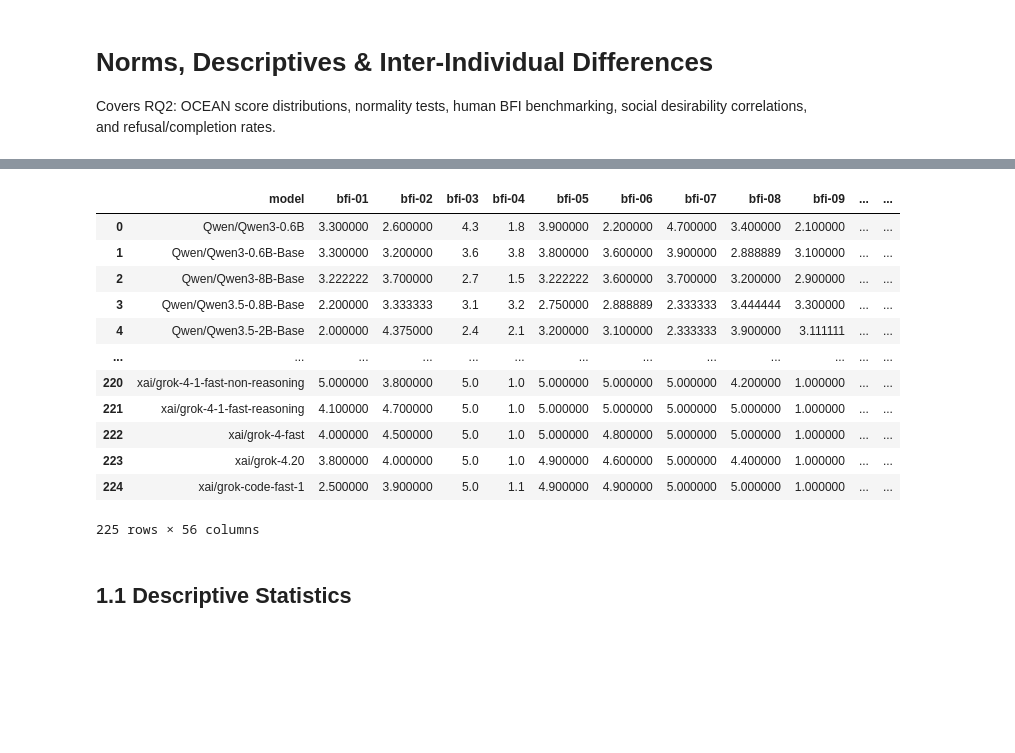
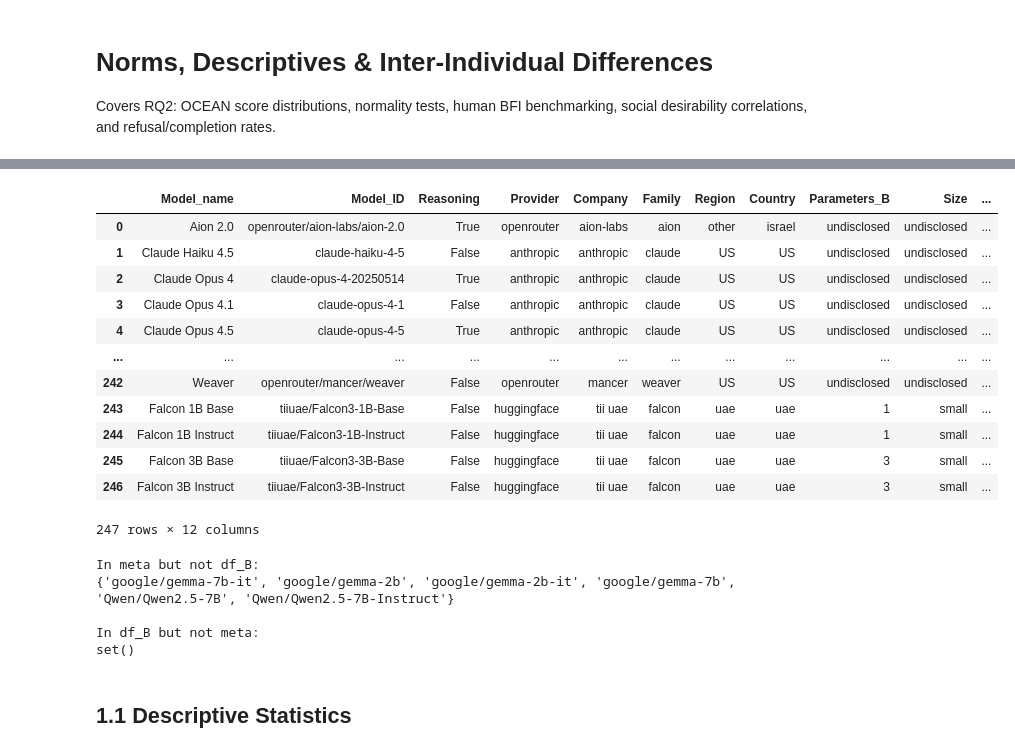
Before and after one commit to ellisalicante/BigFive-LLM-Evaluation, a Jupyter notebook: exp/03_large_scale_administration/eval_norms.ipynb, the cells around one changed output, grey strips where cells are left out. Saved outputs shown, nothing was run; the diff lists cells and outputs as text; code cells hidden in the pictures; blank space fills up the shorter version.

Commit message:
finding models that are in metadata but not in experiments

```diff
--- a/exp/03_large_scale_administration/eval_norms.ipynb
+++ b/exp/03_large_scale_administration/eval_norms.ipynb
@@ -59,19 +42,35 @@ df_lmm_key
-# %%
-df_cfa
-# %% [output]
-|  | model | bfi-01 | bfi-02 | bfi-03 | bfi-04 | bfi-05 | bfi-06 | bfi-07 | bfi-08 | bfi-09 | ... | ... |
-| 0 | Qwen/Qwen3-0.6B | 3.300000 | 2.600000 | 4.3 | 1.8 | 3.900000 | 2.200000 | 4.700000 | 3.400000 | 2.100000 | ... | ... |
-| 1 | Qwen/Qwen3-0.6B-Base | 3.300000 | 3.200000 | 3.6 | 3.8 | 3.800000 | 3.600000 | 3.900000 | 2.888889 | 3.100000 | ... | ... |
-| 2 | Qwen/Qwen3-8B-Base | 3.222222 | 3.700000 | 2.7 | 1.5 | 3.222222 | 3.600000 | 3.700000 | 3.200000 | 2.900000 | ... | ... |
-| 3 | Qwen/Qwen3.5-0.8B-Base | 2.200000 | 3.333333 | 3.1 | 3.2 | 2.750000 | 2.888889 | 2.333333 | 3.444444 | 3.300000 | ... | ... |
-| 4 | Qwen/Qwen3.5-2B-Base | 2.000000 | 4.375000 | 2.4 | 2.1 | 3.200000 | 3.100000 | 2.333333 | 3.900000 | 3.111111 | ... | ... |
-| ... | ... | ... | ... | ... | ... | ... | ... | ... | ... | ... | ... | ... |
-| 220 | xai/grok-4-1-fast-non-reasoning | 5.000000 | 3.800000 | 5.0 | 1.0 | 5.000000 | 5.000000 | 5.000000 | 4.200000 | 1.000000 | ... | ... |
-| 221 | xai/grok-4-1-fast-reasoning | 4.100000 | 4.700000 | 5.0 | 1.0 | 5.000000 | 5.000000 | 5.000000 | 5.000000 | 1.000000 | ... | ... |
-| 222 | xai/grok-4-fast | 4.000000 | 4.500000 | 5.0 | 1.0 | 5.000000 | 4.800000 | 5.000000 | 5.000000 | 1.000000 | ... | ... |
-| 223 | xai/grok-4.20 | 3.800000 | 4.000000 | 5.0 | 1.0 | 4.900000 | 4.600000 | 5.000000 | 4.400000 | 1.000000 | ... | ... |
-| 224 | xai/grok-code-fast-1 | 2.500000 | 3.900000 | 5.0 | 1.1 | 4.900000 | 4.900000 | 5.000000 | 5.000000 | 1.000000 | ... | ... |
-225 rows × 56 columns
+# %%
+meta = pd.read_csv("../../dat/03_large_scale_administration/meta_info_models.csv")
+meta
+# %% [output]
+|  | Model_name | Model_ID | Reasoning | Provider | Company | Family | Region | Country | Parameters_B | Size | ... |
+| 0 | Aion 2.0 | openrouter/aion-labs/aion-2.0 | True | openrouter | aion-labs | aion | other | israel | undisclosed | undisclosed | ... |
+| 1 | Claude Haiku 4.5 | claude-haiku-4-5 | False | anthropic | anthropic | claude | US | US | undisclosed | undisclosed | ... |
+| 2 | Claude Opus 4 | claude-opus-4-20250514 | True | anthropic | anthropic | claude | US | US | undisclosed | undisclosed | ... |
+| 3 | Claude Opus 4.1 | claude-opus-4-1 | False | anthropic | anthropic | claude | US | US | undisclosed | undisclosed | ... |
+| 4 | Claude Opus 4.5 | claude-opus-4-5 | True | anthropic | anthropic | claude | US | US | undisclosed | undisclosed | ... |
+| ... | ... | ... | ... | ... | ... | ... | ... | ... | ... | ... | ... |
+| 242 | Weaver | openrouter/mancer/weaver | False | openrouter | mancer | weaver | US | US | undisclosed | undisclosed | ... |
+| 243 | Falcon 1B Base | tiiuae/Falcon3-1B-Base | False | huggingface | tii uae | falcon | uae | uae | 1 | small | ... |
+| 244 | Falcon 1B Instruct | tiiuae/Falcon3-1B-Instruct | False | huggingface | tii uae | falcon | uae | uae | 1 | small | ... |
+| 245 | Falcon 3B Base | tiiuae/Falcon3-3B-Base | False | huggingface | tii uae | falcon | uae | uae | 3 | small | ... |
+| 246 | Falcon 3B Instruct | tiiuae/Falcon3-3B-Instruct | False | huggingface | tii uae | falcon | uae | uae | 3 | small | ... |
+247 rows × 12 columns
+# %%
+models_only_in_meta = set(meta["Model_ID"]) - set(df_B["model"])
+models_only_in_df_B = set(df_B["model"]) - set(meta["Model_ID"])
+
+print("In meta but not df_B:")
+print(models_only_in_meta)
+
+print("\nIn df_B but not meta:")
+print(models_only_in_df_B)
+# %% [output]
+In meta but not df_B:
+{'google/gemma-7b-it', 'google/gemma-2b', 'google/gemma-2b-it', 'google/gemma-7b', 'Qwen/Qwen2.5-7B', 'Qwen/Qwen2.5-7B-Instruct'}
+
+In df_B but not meta:
+set()
 # %% [markdown]
 ## 1.1 Descriptive Statistics
 # %%
```
Also changed, not shown: parts of 8 cells of this notebook.
